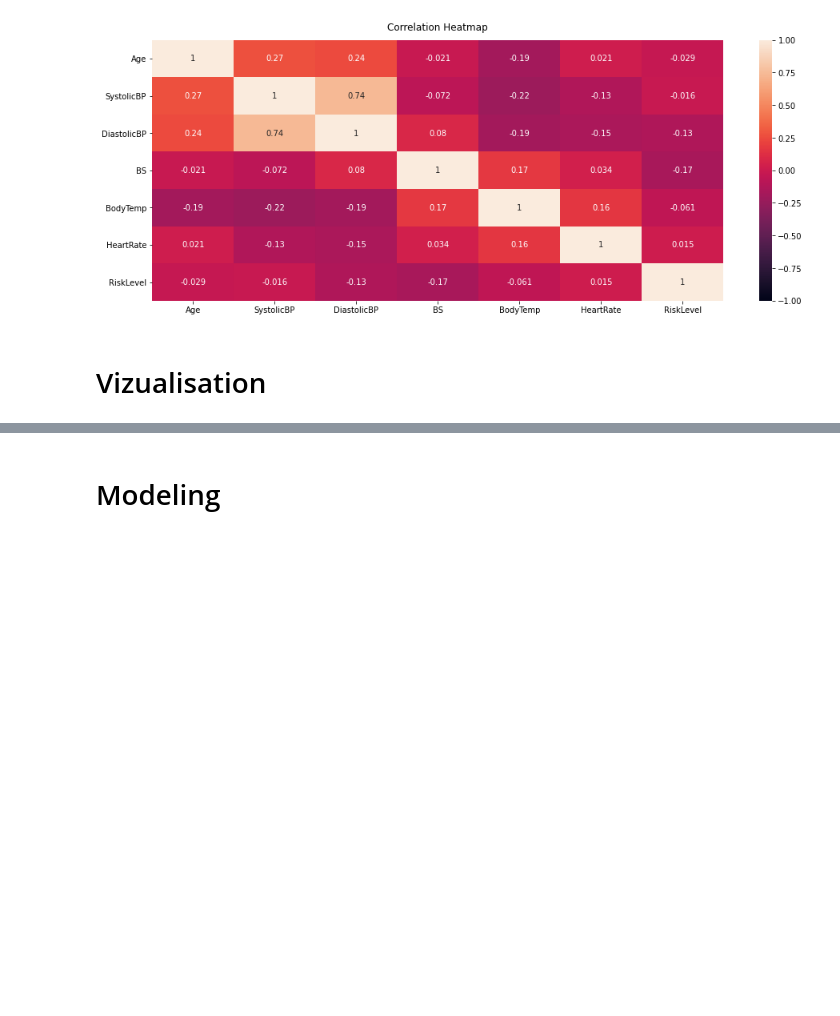
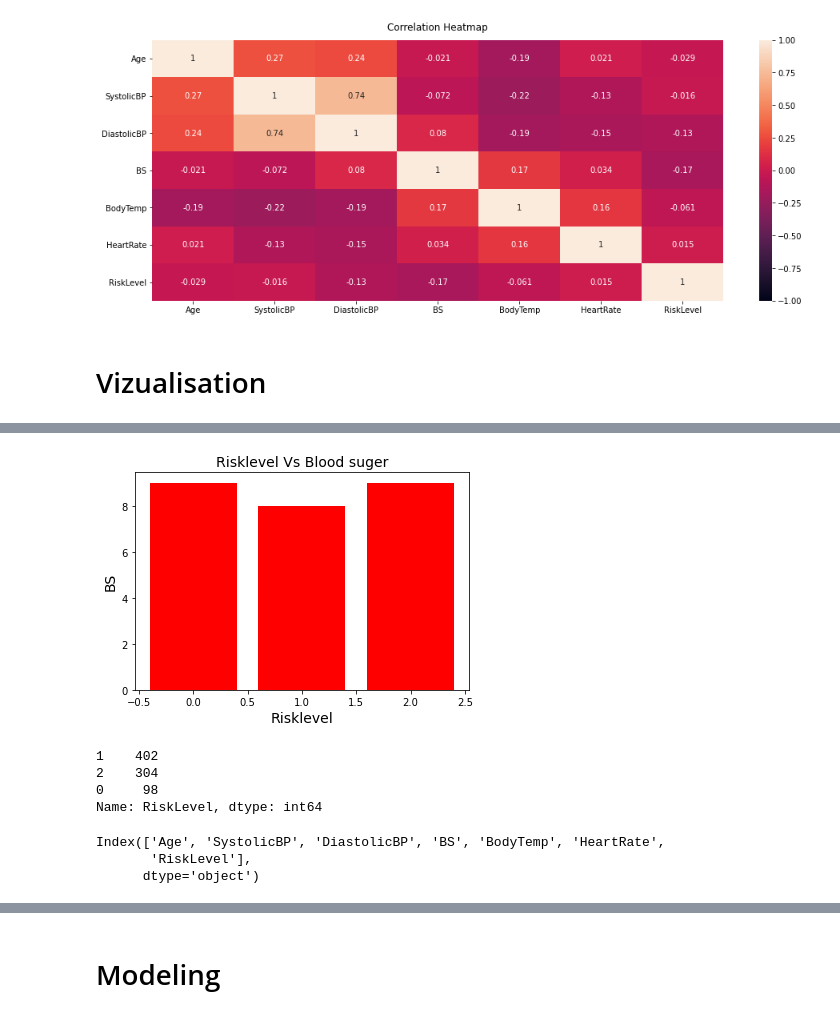
Before and after one commit to tamannaakhi855/ThesisDocuments, a Jupyter notebook: metarnity_health_risk.ipynb, the cells around one changed output, grey strips where cells are left out. Cells and saved outputs as stored; diff of their text form; code cells hidden in the pictures; blank space fills up the shorter version.

```diff
--- a/metarnity_health_risk.ipynb
+++ b/metarnity_health_risk.ipynb
@@ -265,0 +277,22 @@ heatmap.set_title('Correlation Heatmap', fontdict={'fontsize':12}, pad=12);
+# %%
+plt.bar(maternal_data[ 'RiskLevel'],maternal_data[ 'BS'] , color='red')
+plt.title('Risklevel Vs Blood suger', fontsize=14)
+plt.xlabel('Risklevel', fontsize=14)
+plt.ylabel('BS', fontsize=14)
+plt.grid(False)
+plt.show()
+# %% [output]
+[figure, added]
+# %%
+maternal_data[ 'RiskLevel'].value_counts()
+# %% [output]
+1    402
+2    304
+0     98
+Name: RiskLevel, dtype: int64
+# %%
+maternal_data.columns
+# %% [output]
+Index(['Age', 'SystolicBP', 'DiastolicBP', 'BS', 'BodyTemp', 'HeartRate',
+       'RiskLevel'],
+      dtype='object')
```
Also changed, not shown: parts of 12 cells of this notebook.
